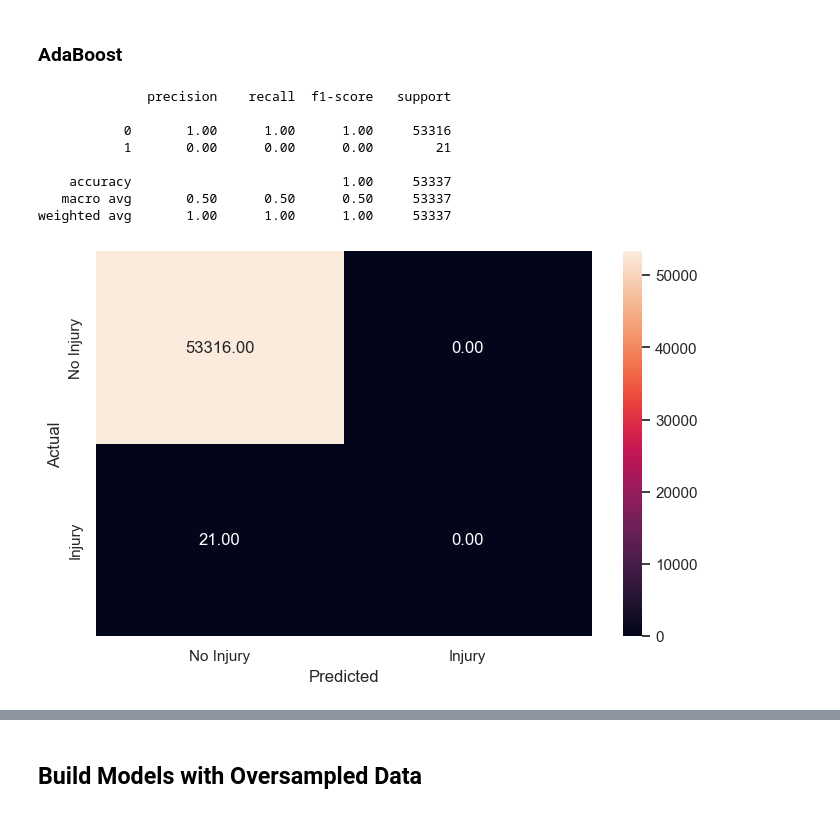
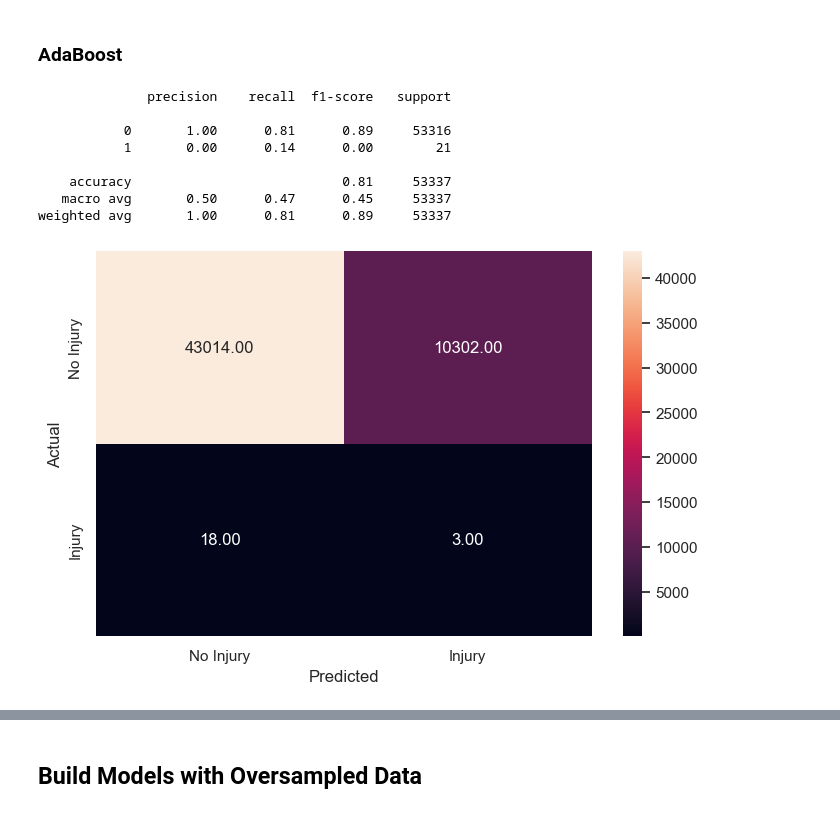
Before and after one commit to kgourikrishna/NFL-Injury-Prediction, a Jupyter notebook: NFL Injury Prediction.ipynb, the cells around one changed output, grey strips where cells are left out. Drawn from its saved outputs; the diff is of its cells as text; code cells hidden in the pictures.

```diff
--- a/NFL Injury Prediction.ipynb
+++ b/NFL Injury Prediction.ipynb
@@ -1087,6 +1086,6 @@ results_testset
 # %%
 # Choose the type of classifier
-dtree_estimator = DecisionTreeClassifier(random_state = 1)
+dtree_estimator = DecisionTreeClassifier(random_state = 1,class_weight='balanced')
 
 # Grid of parameters to choose from
 parameters = {'max_depth': np.arange(2, 7),
@@ -1153,7 +1153,7 @@ sns.barplot(importance_df.Importance,importance_df.index)
 ### Random Forest
 # %%
 # Create Random Forest classifer object
-rf = RandomForestClassifier(random_state = 1)
+rf = RandomForestClassifier(random_state = 1,class_weight='balanced')
 
 # Train random forest
 rf.fit(X_train,y_train)
@@ -1185,6 +1185,6 @@ results_testset
 # %%
 # Choose the type of classifier
-rf_estimator_tuned = RandomForestClassifier(random_state = 1)
+rf_estimator_tuned = RandomForestClassifier(random_state = 1,class_weight='balanced')
 
 # Grid of parameters to choose from
 params_rf = {
@@ -1252,11 +1229,14 @@ results_testset
 # %% [markdown]
 ### XGBoost
 # %%
+from sklearn.utils.class_weight import compute_sample_weight
+weights = compute_sample_weight(class_weight='balanced', y=y_train)
+
 # XGBoost Classifier
 xgb = XGBClassifier(random_state = 1, eval_metric = 'logloss')
 
 # Fitting the model
-xgb.fit(X_train,y_train)
+xgb.fit(X_train,y_train,sample_weight = weights)
 
 # Checking performance on the training data
 y_pred_test_xg = xgb.predict(X_test)
@@ -1289,27 +1268,27 @@ results_testset
 # %%
 # Importing the Adaboost classifier
 from sklearn.ensemble import AdaBoostClassifier
 
 # Create adaboost classifer object
 abc = AdaBoostClassifier(n_estimators=50,
                          learning_rate=1)
 # Train Adaboost Classifer
-abc.fit(X_train, y_train)
+abc.fit(X_train, y_train,sample_weight=weights)
 
 #Predict the response for test dataset
 y_pred = abc.predict(X_test)
 
 a_test = metrics_score(y_test,y_pred,'AdaBoost')
 # %% [output]
               precision    recall  f1-score   support
 
-           0       1.00      1.00      1.00     53316
-           1       0.00      0.00      0.00        21
+           0       1.00      0.81      0.89     53316
+           1       0.00      0.14      0.00        21
 
-    accuracy                           1.00     53337
-   macro avg       0.50      0.50      0.50     53337
-weighted avg       1.00      1.00      1.00     53337
+    accuracy                           0.81     53337
+   macro avg       0.50      0.47      0.45     53337
+weighted avg       1.00      0.81      0.89     53337
-[figure, old version]
+[figure, new version]
 # %%
 # Plot the feature importance
 
```
Also changed, not shown: parts of 67 cells of this notebook.
